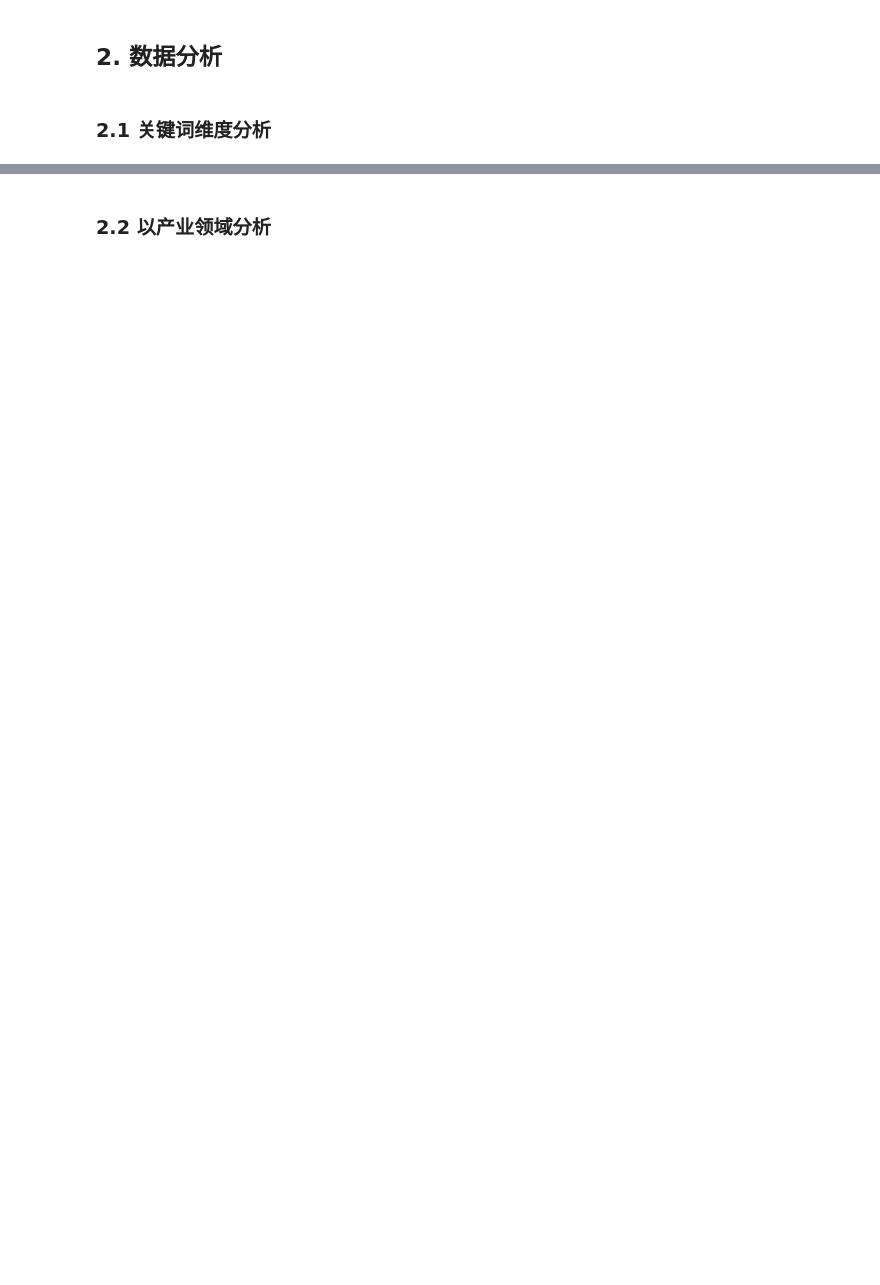
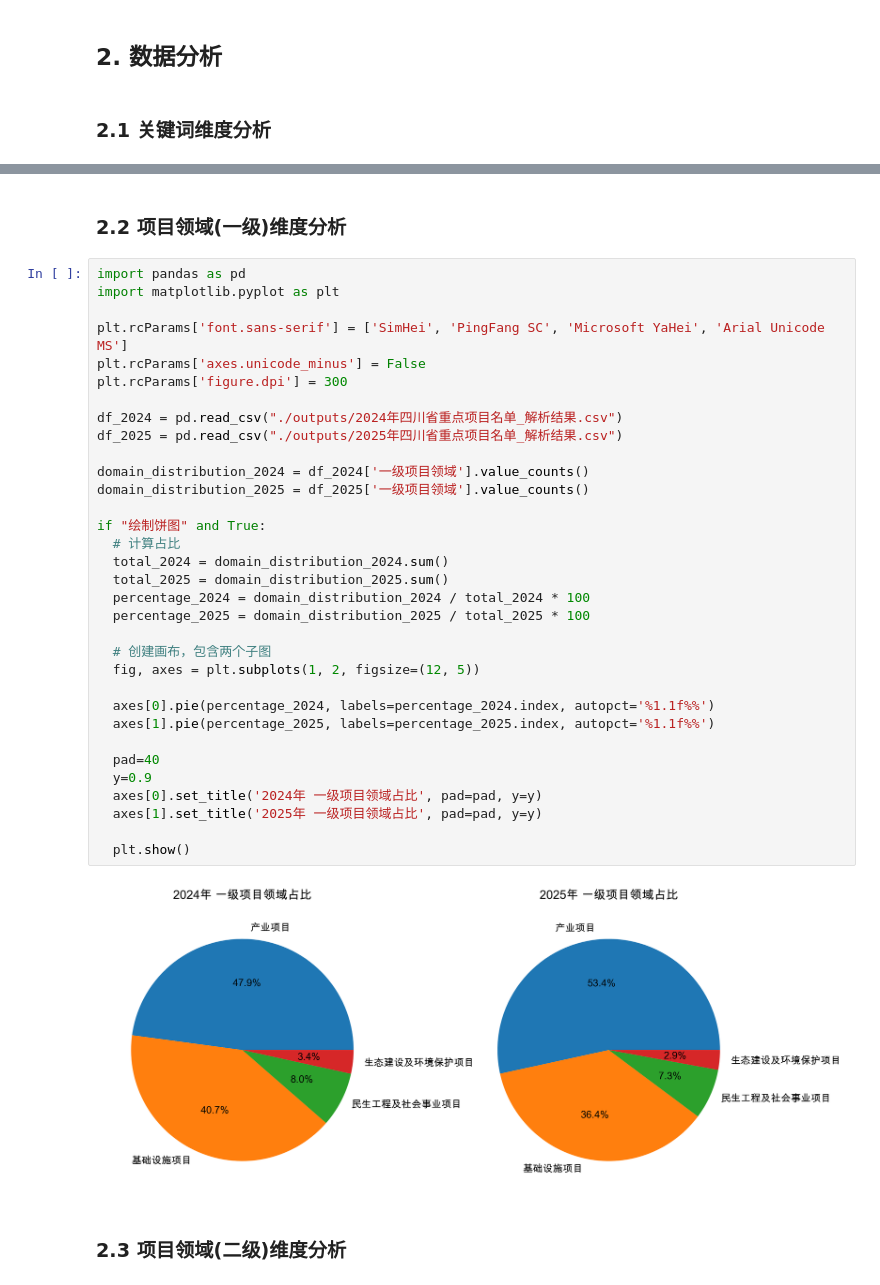
Before and after one commit to pengVc/mem-course-key-projects-trends-analysis, a Jupyter notebook: sc-key-projects-analysis.ipynb, the cells around one changed output, grey strips where cells are left out. Cells and saved outputs as stored; diff of their text form; blank space fills up the shorter version.

```diff
--- a/sc-key-projects-analysis.ipynb
+++ b/sc-key-projects-analysis.ipynb
@@ -427,3 +445,40 @@ if not False:
+# %% [markdown]
+### 2.2 项目领域(一级)维度分析
+# %%
+import pandas as pd
+import matplotlib.pyplot as plt
+
+plt.rcParams['font.sans-serif'] = ['SimHei', 'PingFang SC', 'Microsoft YaHei', 'Arial Unicode MS']
+plt.rcParams['axes.unicode_minus'] = False
+plt.rcParams['figure.dpi'] = 300
+
+df_2024 = pd.read_csv("./outputs/2024年四川省重点项目名单_解析结果.csv")
+df_2025 = pd.read_csv("./outputs/2025年四川省重点项目名单_解析结果.csv")
+
+domain_distribution_2024 = df_2024['一级项目领域'].value_counts()
+domain_distribution_2025 = df_2025['一级项目领域'].value_counts()
+
+if "绘制饼图" and True:
+  # 计算占比
+  total_2024 = domain_distribution_2024.sum()
+  total_2025 = domain_distribution_2025.sum()
+  percentage_2024 = domain_distribution_2024 / total_2024 * 100
+  percentage_2025 = domain_distribution_2025 / total_2025 * 100
+
+  # 创建画布，包含两个子图
+  fig, axes = plt.subplots(1, 2, figsize=(12, 5))
+
+  axes[0].pie(percentage_2024, labels=percentage_2024.index, autopct='%1.1f%%')
+  axes[1].pie(percentage_2025, labels=percentage_2025.index, autopct='%1.1f%%')
+
+  pad=40
+  y=0.9
+  axes[0].set_title('2024年 一级项目领域占比', pad=pad, y=y)
+  axes[1].set_title('2025年 一级项目领域占比', pad=pad, y=y)
+
+  plt.show()
+# %% [output]
+[figure, added]
 # %% [markdown]
-### 2.2 以产业领域分析
+### 2.3 项目领域(二级)维度分析
 # %%
```
Also changed, not shown: parts of 9 cells of this notebook.
